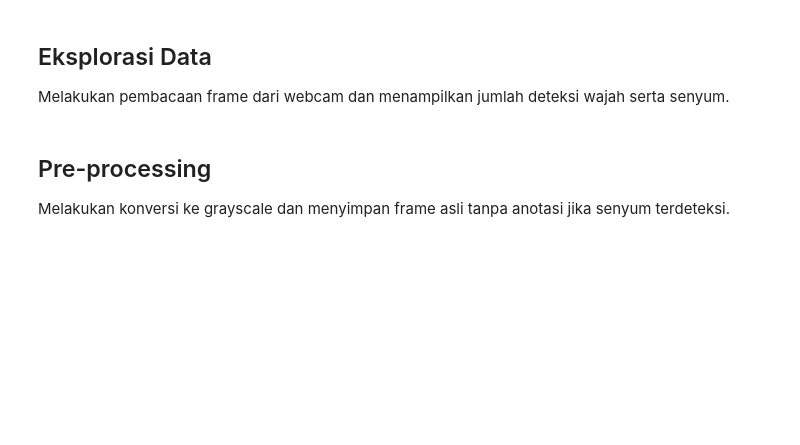
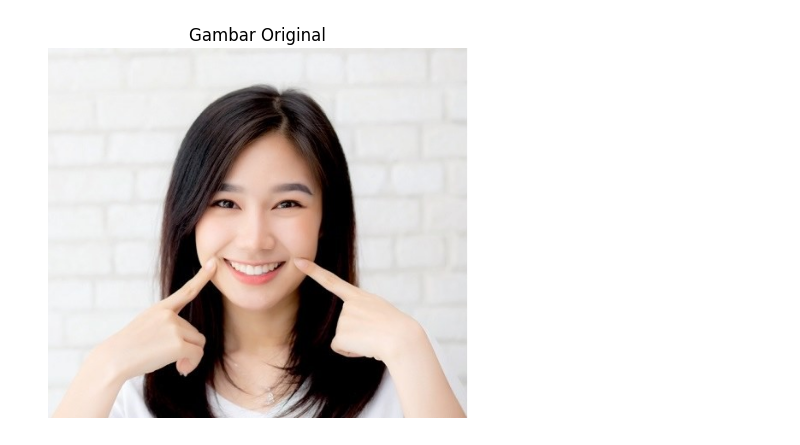
Before and after one commit to Rama-hash-cyber/Ramadhani-Zidan-Arifin-Pengolahan-Citra-Digital, a Jupyter notebook: Smile-Scan/SmileScan_Preprocessing.ipynb, the cells around one changed output. Saved outputs shown, nothing was run; the diff lists cells and outputs as text; code cells hidden in the pictures; blank space fills up the shorter version.

Commit message:
Add files via upload
ini adalah pre-processing pada SmileScan secara singkat dan sederhana

```diff
--- a/Smile-Scan/SmileScan_Preprocessing.ipynb
+++ b/Smile-Scan/SmileScan_Preprocessing.ipynb
@@ -24,3 +12,0 @@ print(f"Folder '{save_folder}' siap digunakan.")
-# %% [markdown]
-## Eksplorasi Data
-Melakukan pembacaan frame dari webcam dan menampilkan jumlah deteksi wajah serta senyum.
@@ -46,3 +12,0 @@ else:
-# %% [markdown]
-## Pre-processing
-Melakukan konversi ke grayscale dan menyimpan frame asli tanpa anotasi jika senyum terdeteksi.
@@ -70,0 +13,16 @@ cv2.destroyAllWindows()
+# %%
+
+# Pastikan gambar bernama 'smile.jpg' ada di direktori yang sama
+img_path = 'smile.jpg'
+if not os.path.exists(img_path):
+    raise FileNotFoundError("Gambar tidak ditemukan. Harap letakkan 'smile.jpg' di folder ini.")
+
+img = cv2.imread(img_path)
+img_rgb = cv2.cvtColor(img, cv2.COLOR_BGR2RGB)
+
+plt.imshow(img_rgb)
+plt.title("Gambar Original")
+plt.axis("off")
+plt.show()
+# %% [output]
+[figure, added]
```
Also changed, not shown: parts of 11 cells of this notebook.
